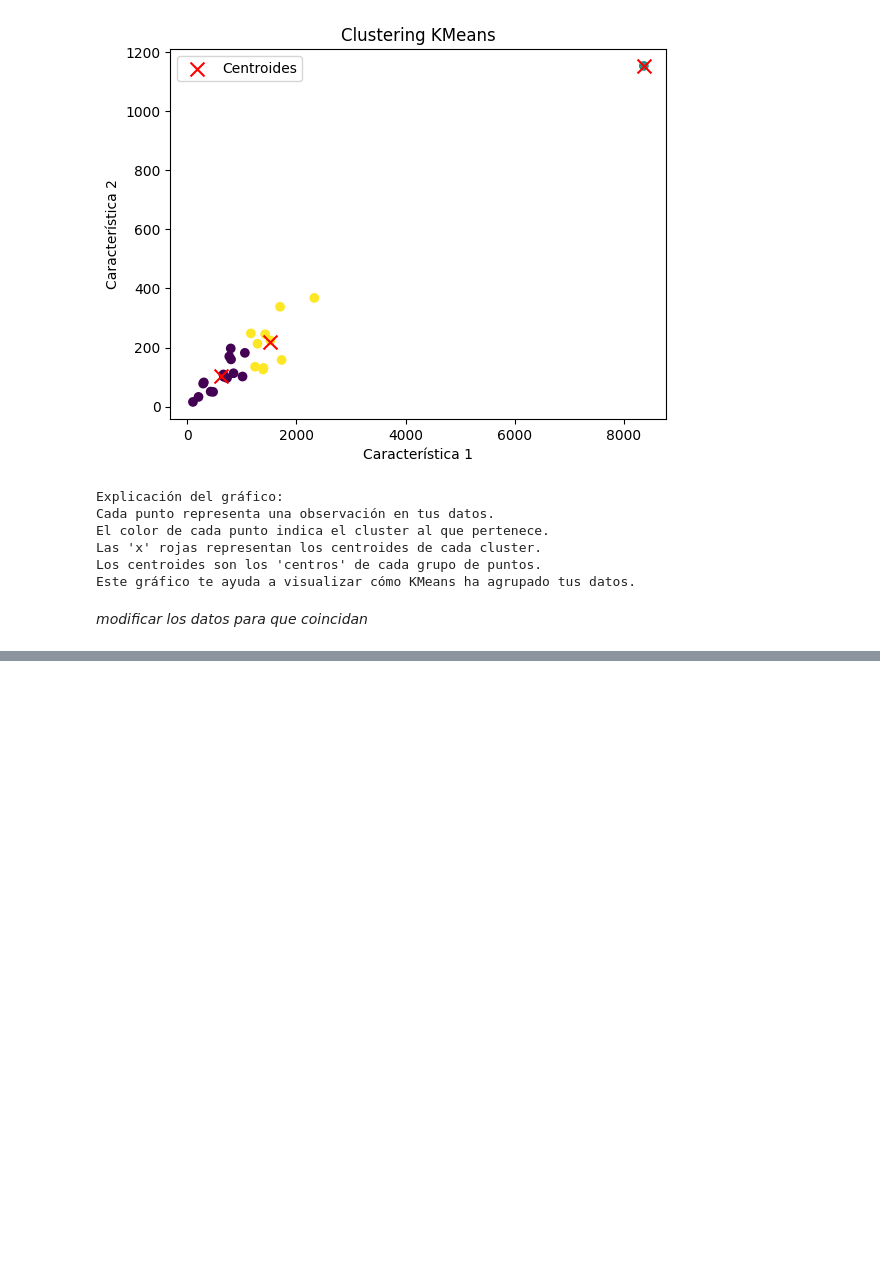
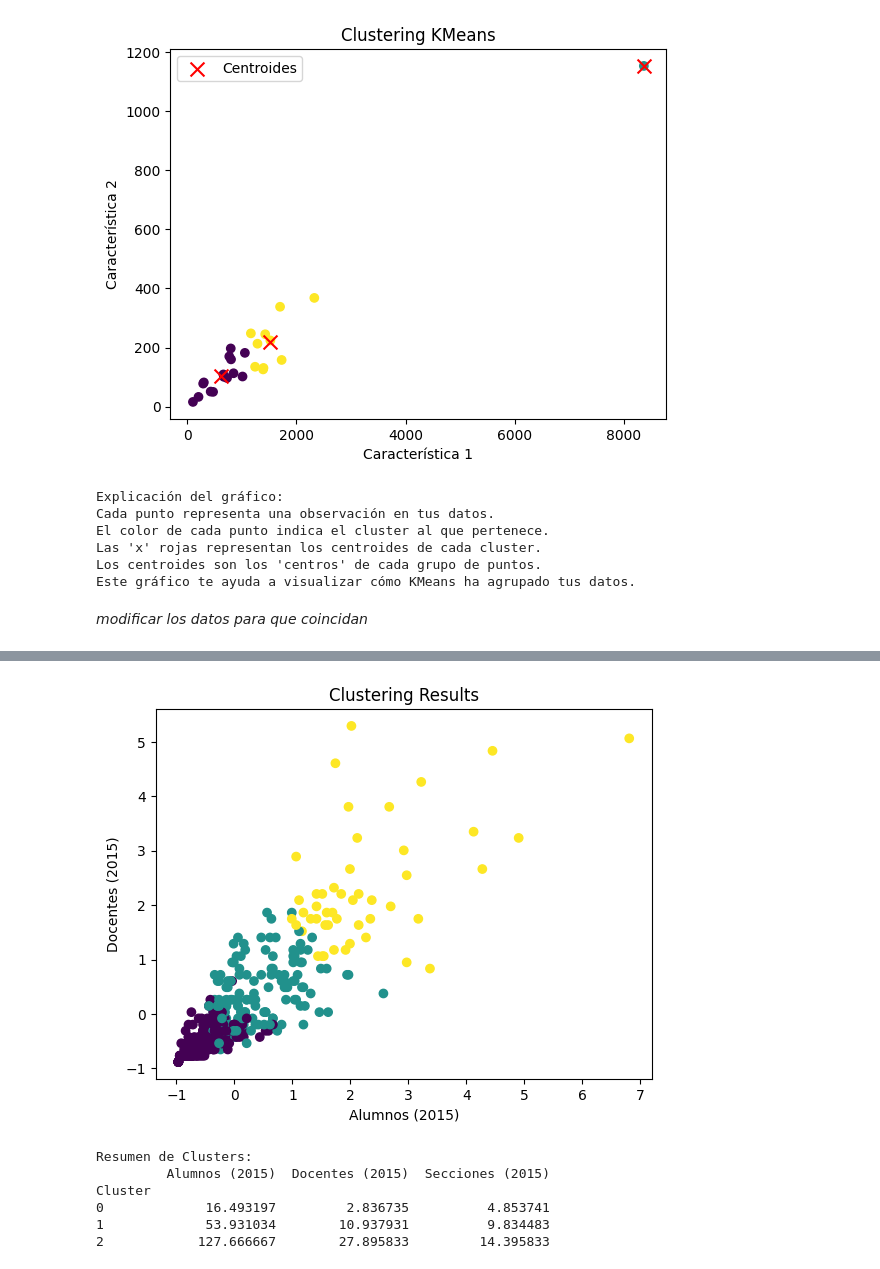
Before and after one commit to ParisLorenzo/TF_SistemasInteligentes, a Jupyter notebook: TF_SistemasInteligentes.ipynb, the cells around one changed output, grey strips where cells are left out. Cells and saved outputs as stored; diff of their text form; code cells hidden in the pictures; blank space fills up the shorter version.

```diff
--- a/TF_SistemasInteligentes.ipynb
+++ b/TF_SistemasInteligentes.ipynb
@@ -248,0 +258,9 @@ _modificar los datos para que coincidan_
+# %%
+import pandas as pd
+
+df1 = pd.read_csv('SI-TF(Listado instituciones CEBE).csv', encoding='latin1')
+df2 = pd.read_csv('SI-TF(Estudiantes en EBE).csv', encoding='latin1')
+df3 = pd.read_csv('SI-TF(Estudiantes disc.csv', encoding='latin1')
+
+# Muestra del dataset
+df1.head()
@@ -248,0 +290,52 @@ _modificar los datos para que coincidan_
+# %%
+import pandas as pd
+from sklearn.preprocessing import StandardScaler
+from sklearn.cluster import KMeans
+import matplotlib.pyplot as plt
+from sklearn.impute import SimpleImputer
+
+# Selecciona las columnas numéricas relevantes para el clustering
+numeric_columns = ['Alumnos (2015)', 'Docentes (2015)', 'Secciones (2015)']
+numeric_data = df1[numeric_columns]
+
+# Imputar valores faltantes (si los hay)
+imputer = SimpleImputer(strategy='mean')
+imputed_data = imputer.fit_transform(numeric_data)
+
+# Escalar los datos
+scaler = StandardScaler()
+scaled_data = scaler.fit_transform(imputed_data)
+
+# Aplicar KMeans
+kmeans = KMeans(n_clusters=3, n_init=10)  # Ajusta el número de clusters según sea necesario
+kmeans.fit(scaled_data)
+clusters = kmeans.labels_
+
+# Agregar los clusters a los datos originales
+df1['Cluster'] = clusters
+
+# Visualización de los resultados del clustering
+plt.scatter(scaled_data[:, 0], scaled_data[:, 1], c=clusters, cmap='viridis')
+plt.xlabel('Alumnos (2015)')
+plt.ylabel('Docentes (2015)')
+plt.title('Clustering Results')
+plt.show()
+
+# Asegurarse de que solo las columnas numéricas se usen para el análisis de clusters
+numeric_df = df1[numeric_columns].copy()
+
+# Añadir la columna de clusters para análisis
+numeric_df.loc[:, 'Cluster'] = clusters
+
+# Análisis de puntos de datos por cluster
+cluster_summary = numeric_df.groupby('Cluster').mean()
+print("Resumen de Clusters:")
+print(cluster_summary)
+# %% [output]
+[figure, added]
+Resumen de Clusters:
+         Alumnos (2015)  Docentes (2015)  Secciones (2015)
+Cluster
+0             16.493197         2.836735          4.853741
+1             53.931034        10.937931          9.834483
+2            127.666667        27.895833         14.395833
```
Also changed, not shown: parts of 9 cells of this notebook.
